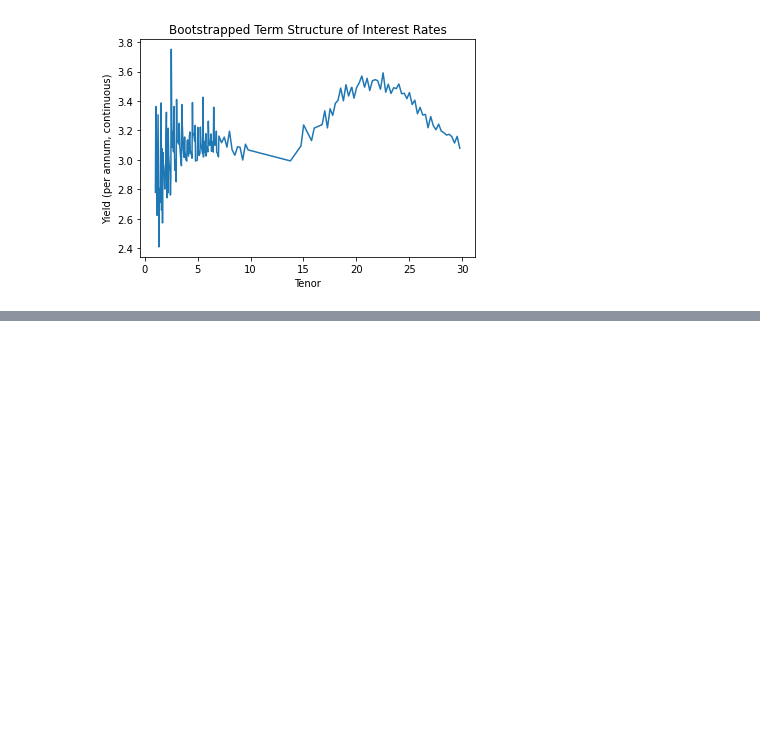
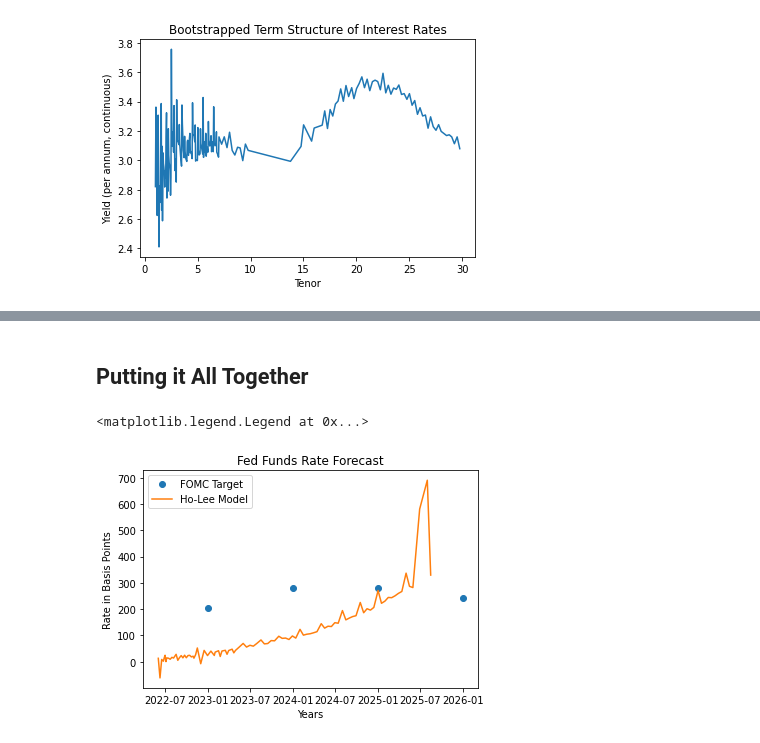
Before and after one commit to jdean53/GeneralWork, a Jupyter notebook: StoCal2/final_project.ipynb, the cells around one changed output, grey strips where cells are left out. Saved outputs shown, nothing was run; the diff lists cells and outputs as text; code cells hidden in the pictures; blank space fills up the shorter version.

```diff
--- a/StoCal2/final_project.ipynb
+++ b/StoCal2/final_project.ipynb
@@ -298,0 +225,15 @@ print('10s30s implied yield curve: {:.2f}bps'.format(cir_yc_10s30s*100))
+# %% [markdown]
+## Putting it All Together
+# %%
+'''
+plots rate hike forecast and FOMC Targets for comparison
+'''
+plt.plot(fomc_df*100,'o')
+plt.plot(rate_hike_forecast[rate_hike_forecast>=-100])
+plt.title('Fed Funds Rate Forecast')
+plt.xlabel('Years')
+plt.ylabel('Rate in Basis Points')
+plt.legend(['FOMC Target','Ho-Lee Model'])
+# %% [output]
+<matplotlib.legend.Legend at 0x...>
+[figure, added]
```
Also changed, not shown: parts of 21 cells of this notebook.
